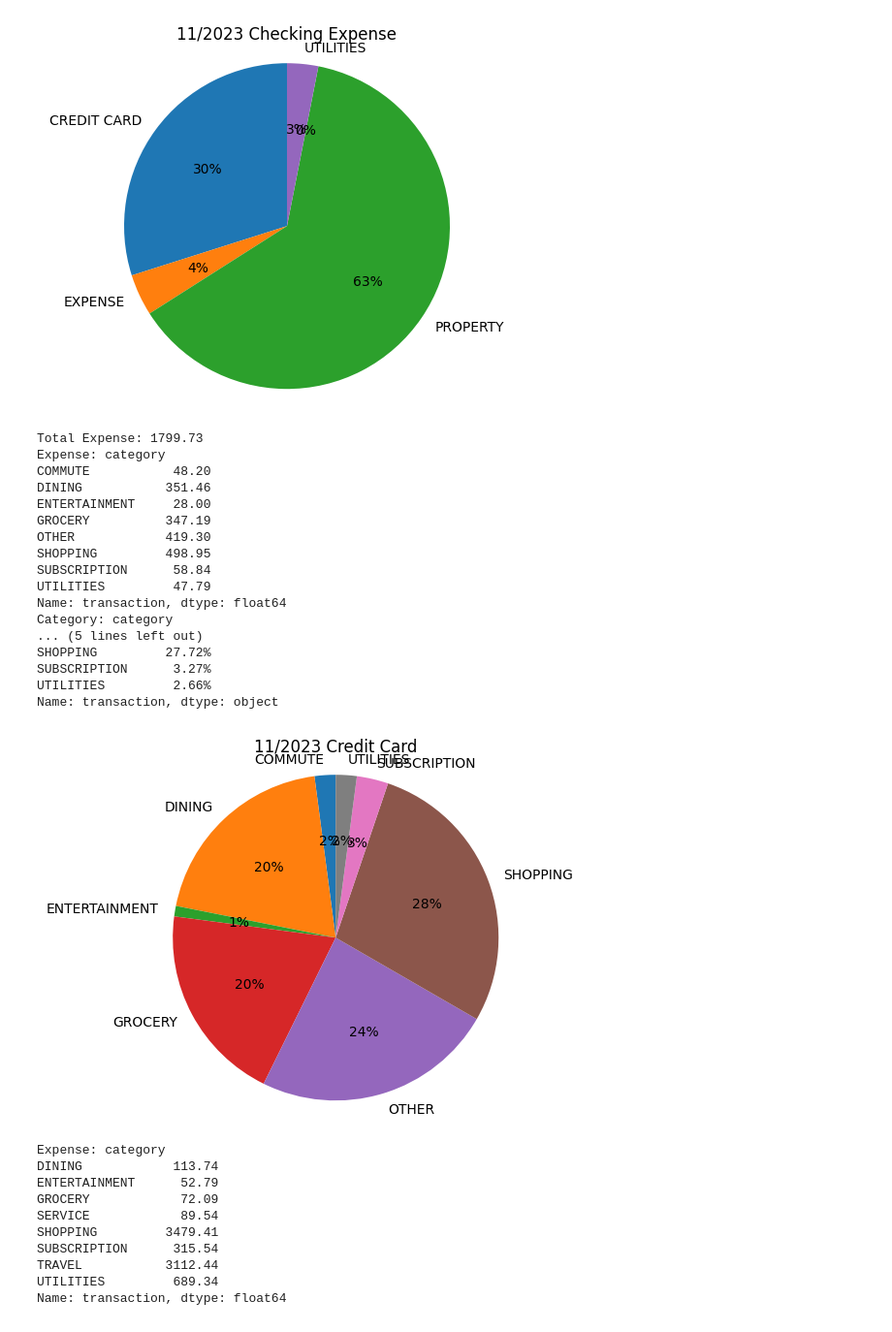
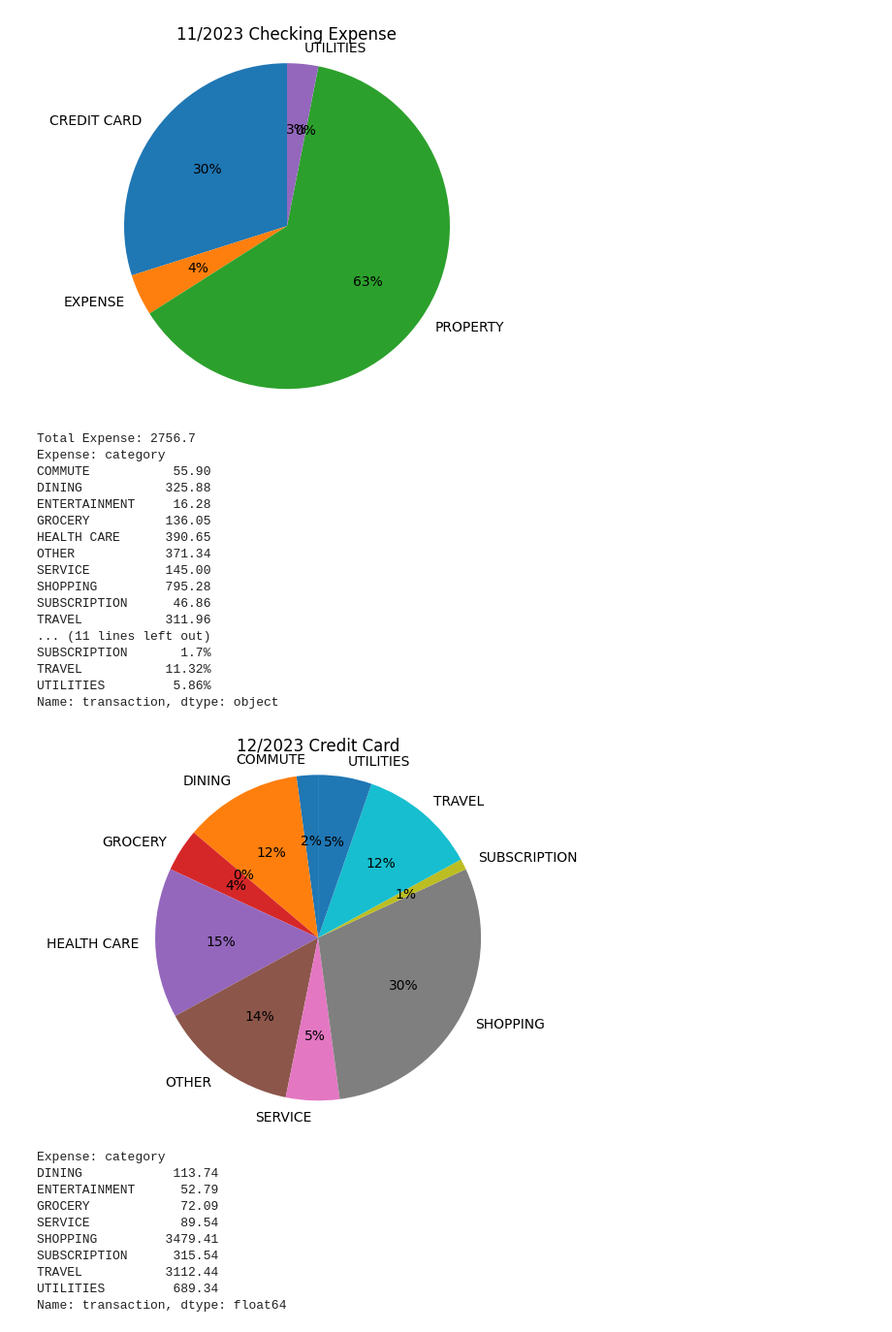
Before and after one commit to lonelytango/swiss-finance, a Jupyter notebook: analyzer.ipynb, the cells around one changed output. Shown at 97% size. Drawn from its saved outputs; the diff is of its cells as text; code cells hidden in the pictures.

```diff
--- a/analyzer.ipynb
+++ b/analyzer.ipynb
@@ -27,26 +27,26 @@ UTILITIES         -3.4%
 Name: transaction, dtype: object
 [figure]
 # %%
-analyzer.analyzeCreditCard(11, 2023)
+analyzer.analyzeCreditCard(12, 2023)
 # %% [output]
-Total Expense: 1799.73
+Total Expense: 2756.7
 Expense: category
-COMMUTE           48.20
-DINING           351.46
-ENTERTAINMENT     28.00
-GROCERY          347.19
-OTHER            419.30
-SHOPPING         498.95
-SUBSCRIPTION      58.84
-UTILITIES         47.79
-Name: transaction, dtype: float64
-Category: category
-... (5 lines left out)
-SHOPPING         27.72%
-SUBSCRIPTION      3.27%
-UTILITIES         2.66%
+COMMUTE           55.90
+DINING           325.88
+ENTERTAINMENT     16.28
+GROCERY          136.05
+HEALTH CARE      390.65
+OTHER            371.34
+SERVICE          145.00
+SHOPPING         795.28
+SUBSCRIPTION      46.86
+TRAVEL           311.96
+... (11 lines left out)
+SUBSCRIPTION       1.7%
+TRAVEL           11.32%
+UTILITIES         5.86%
 Name: transaction, dtype: object
-[figure, old version]
+[figure, new version]
 # %%
 # Import AMEX
 amexDf = load.importAmex('./input/credit/amex/12_2023.csv');
```
Also changed, not shown: 4 other files.
